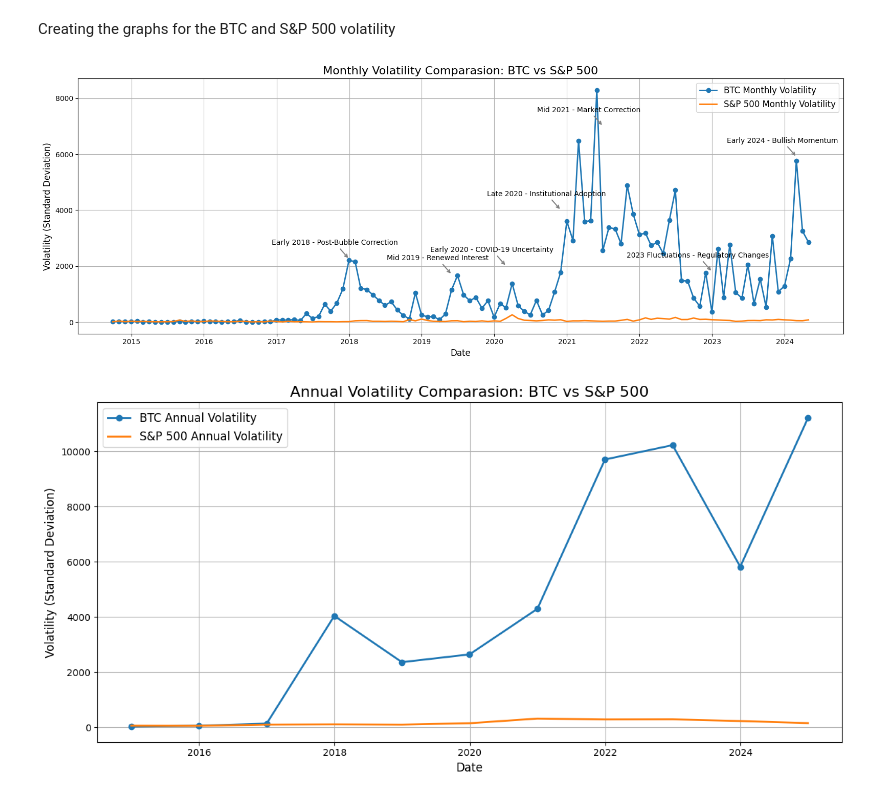
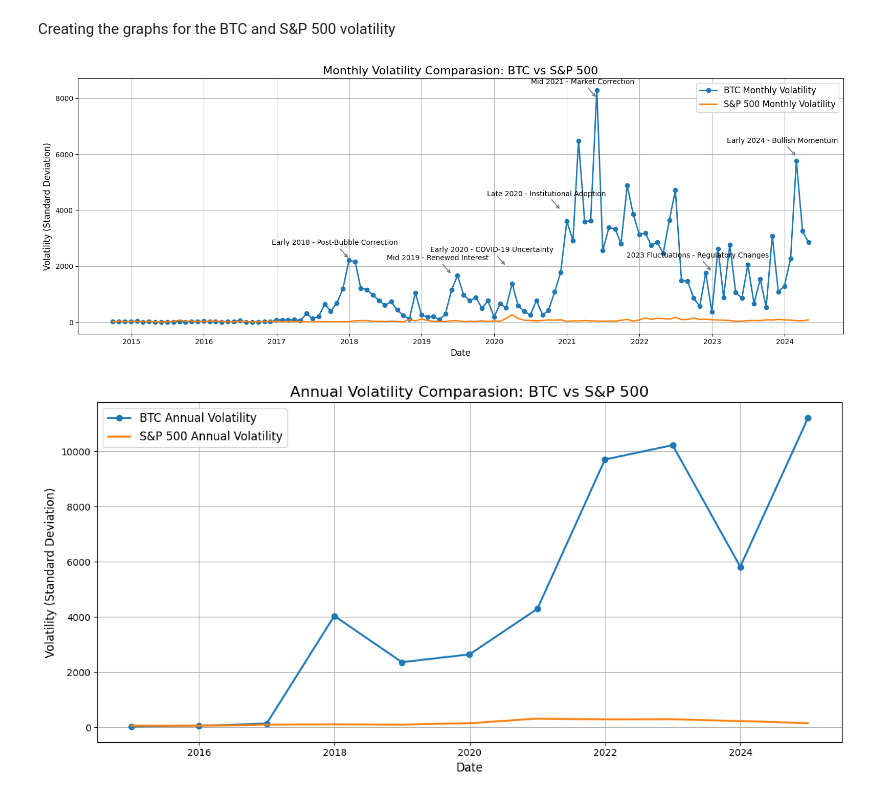
Before and after one commit to AngelDHackerman/BTC-ETH_Data_Analysis, a Jupyter notebook: 5.2_Insights_Volatility_Monthly_Yearly.ipynb, the cells around one changed output. Cells and saved outputs as stored; diff of their text form; code cells hidden in the pictures.

Commit message:
Corrected a tag for the monthly volatility graph

```diff
--- a/5.2_Insights_Volatility_Monthly_Yearly.ipynb
+++ b/5.2_Insights_Volatility_Monthly_Yearly.ipynb
@@ -70,7 +70,7 @@ events = {
     "Mid 2019 - Renewed Interest": ("2019-06", 1700),
     "Early 2020 - COVID-19 Uncertainty": ("2020-03", 2000),
     "Late 2020 - Institutional Adoption": ("2020-12", 4000),
-    "Mid 2021 - Market Correction": ("2021-07", 7000),
+    "Mid 2021 - Market Correction": ("2021-06", 8000),
     "2023 Fluctuations - Regulatory Changes": ("2023-01", 1800),
     "Early 2024 - Bullish Momentum": ("2024-03", 5900),
 }
@@ -90,34 +90,34 @@ plt.plot(
 )
 plt.plot(
   volatility_comparasion_monthly.index,
   volatility_comparasion_monthly['S&P 500 Monthly Volatility'],
   label='S&P 500 Monthly Volatility',
   linewidth=2,
   linestyle='solid'
 )
 
 # Add annotations
 for label, (date, volatility) in events.items():
   plt.annotate(
     label,
     (date, volatility),
     textcoords="offset points",
     xytext=(-20, 20), # Adjust position for better visibility
     ha="center",
     arrowprops=dict(arrowstyle="->", color='gray', lw=1.5), # Arrow to the point
     fontsize=10
   )
 
 # Graph settings
 plt.title('Monthly Volatility Comparasion: BTC vs S&P 500', fontsize=16)
 plt.xlabel('Date', fontsize=12)
 plt.ylabel('Volatility (Standard Deviation)', fontsize=12)
 plt.legend(fontsize=12)
 plt.grid(True)
 plt.tight_layout()
 plt.show()
 # %% [output]
-[figure, old version]
+[figure, new version]
 # %%
 # Plot Annual Volatility
 plt.figure(figsize=(12, 6))
```
